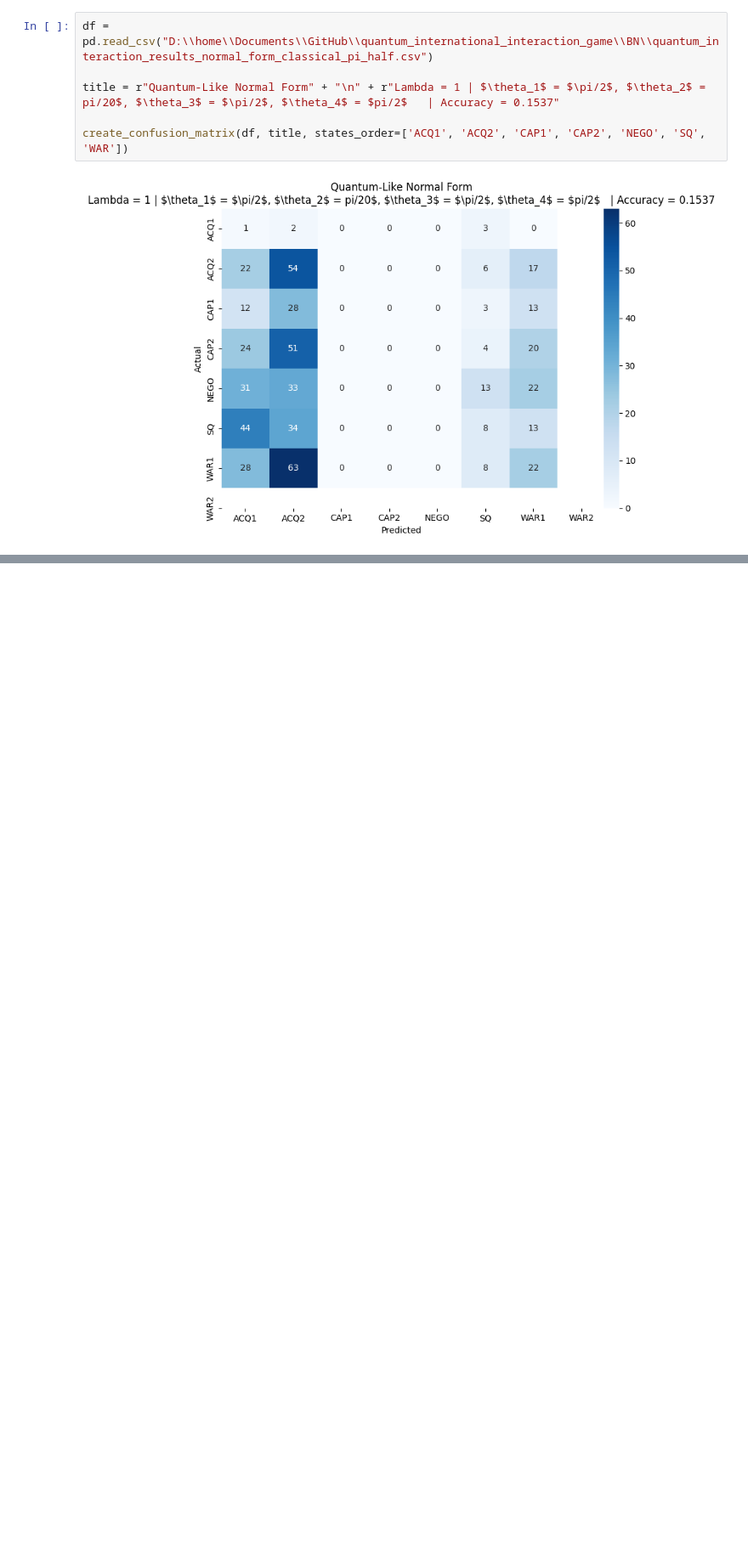
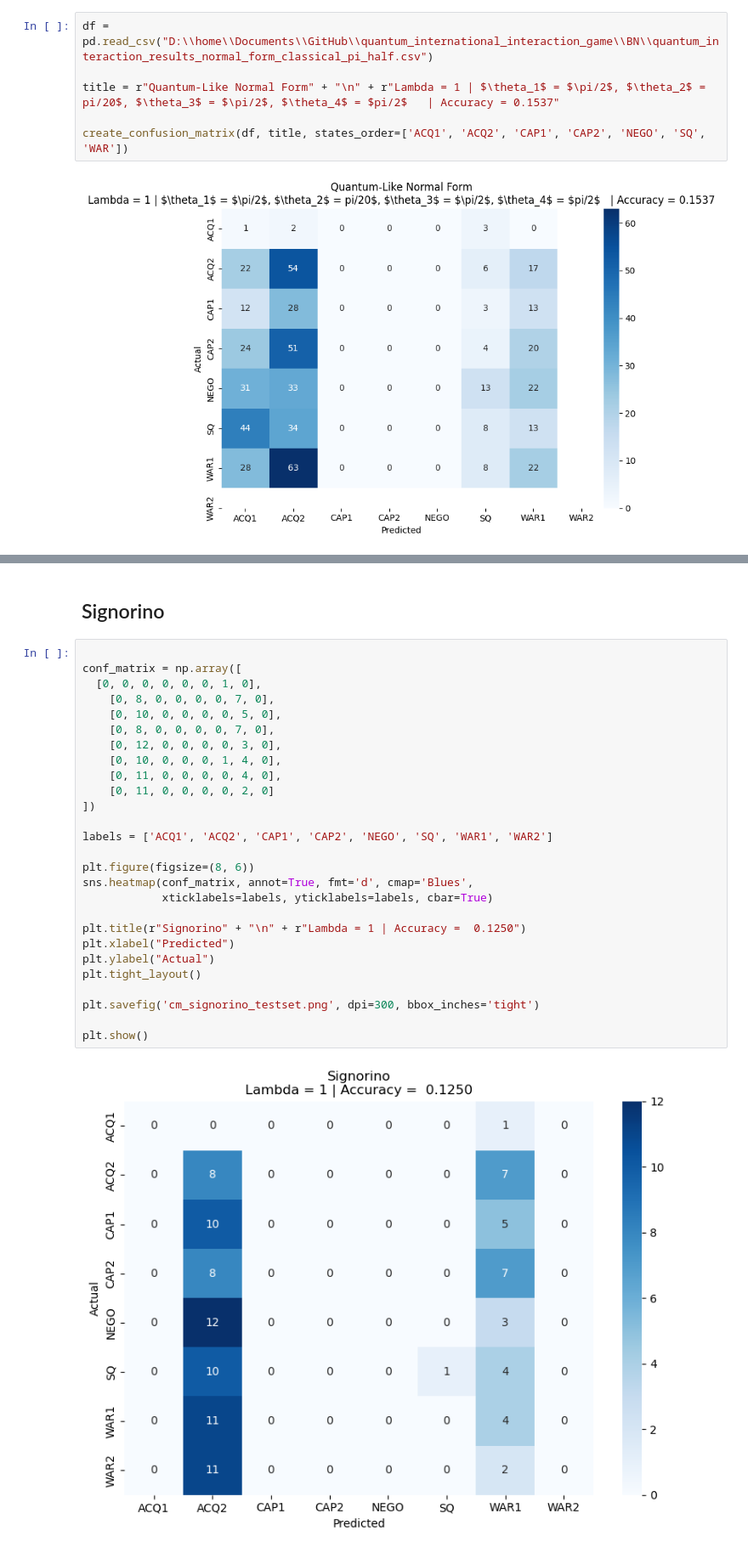
Before and after one commit to catarina-moreira/quantum_international_interaction_game, a Jupyter notebook: confusion_matrix_generator.ipynb, the cells around one changed output, grey strips where cells are left out. Shown at 85% size. Drawn from its saved outputs; the diff is of its cells as text; blank space fills up the shorter version.

```diff
--- a/confusion_matrix_generator.ipynb
+++ b/confusion_matrix_generator.ipynb
@@ -686,0 +1022,31 @@ create_confusion_matrix(df, title, states_order=['ACQ1', 'ACQ2', 'CAP1', 'CAP2',
+# %% [markdown]
+## Signorino
+# %%
+
+conf_matrix = np.array([
+  [0, 0, 0, 0, 0, 0, 1, 0],
+    [0, 8, 0, 0, 0, 0, 7, 0],
+    [0, 10, 0, 0, 0, 0, 5, 0],
+    [0, 8, 0, 0, 0, 0, 7, 0],
+    [0, 12, 0, 0, 0, 0, 3, 0],
+    [0, 10, 0, 0, 0, 1, 4, 0],
+    [0, 11, 0, 0, 0, 0, 4, 0],
+    [0, 11, 0, 0, 0, 0, 2, 0]
+])
+
+labels = ['ACQ1', 'ACQ2', 'CAP1', 'CAP2', 'NEGO', 'SQ', 'WAR1', 'WAR2']
+
+plt.figure(figsize=(8, 6))
+sns.heatmap(conf_matrix, annot=True, fmt='d', cmap='Blues',
+            xticklabels=labels, yticklabels=labels, cbar=True)
+
+plt.title(r"Signorino" + "\n" + r"Lambda = 1 | Accuracy =  0.1250")
+plt.xlabel("Predicted")
+plt.ylabel("Actual")
+plt.tight_layout()
+
+plt.savefig('cm_signorino_testset.png', dpi=300, bbox_inches='tight')
+
+plt.show()
+# %% [output]
+[figure, added]
```
Also changed, not shown: parts of 35 cells of this notebook, 32 other files.
